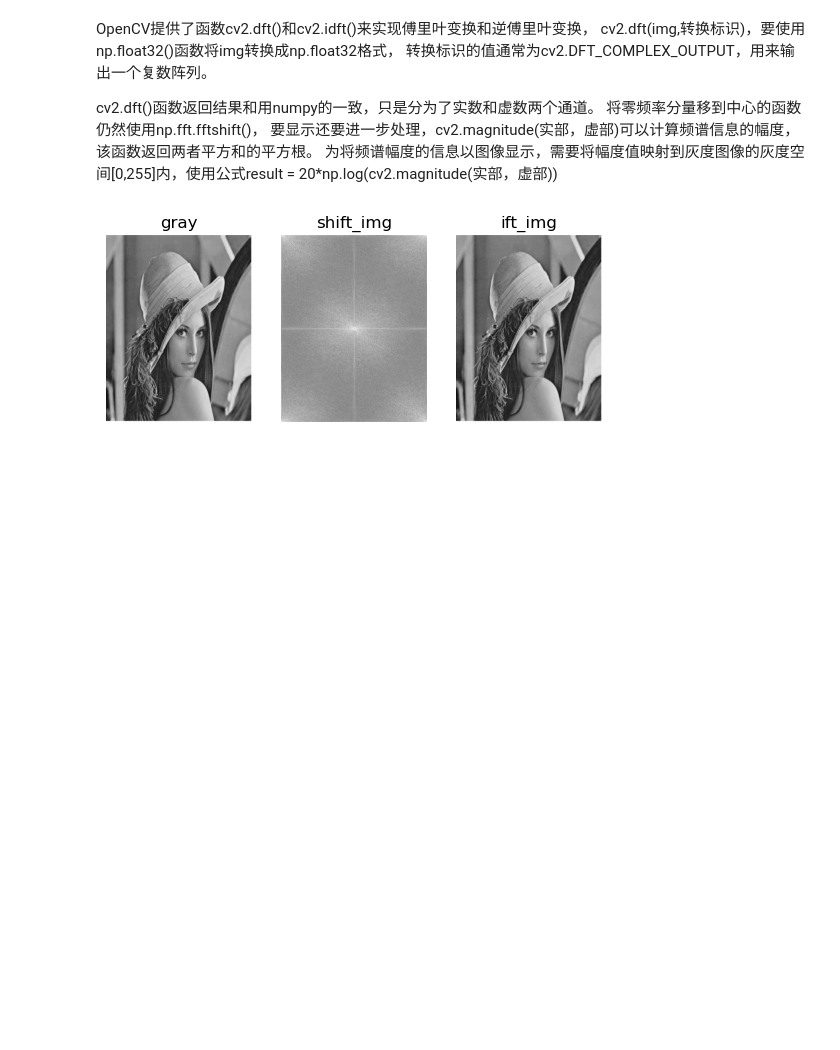
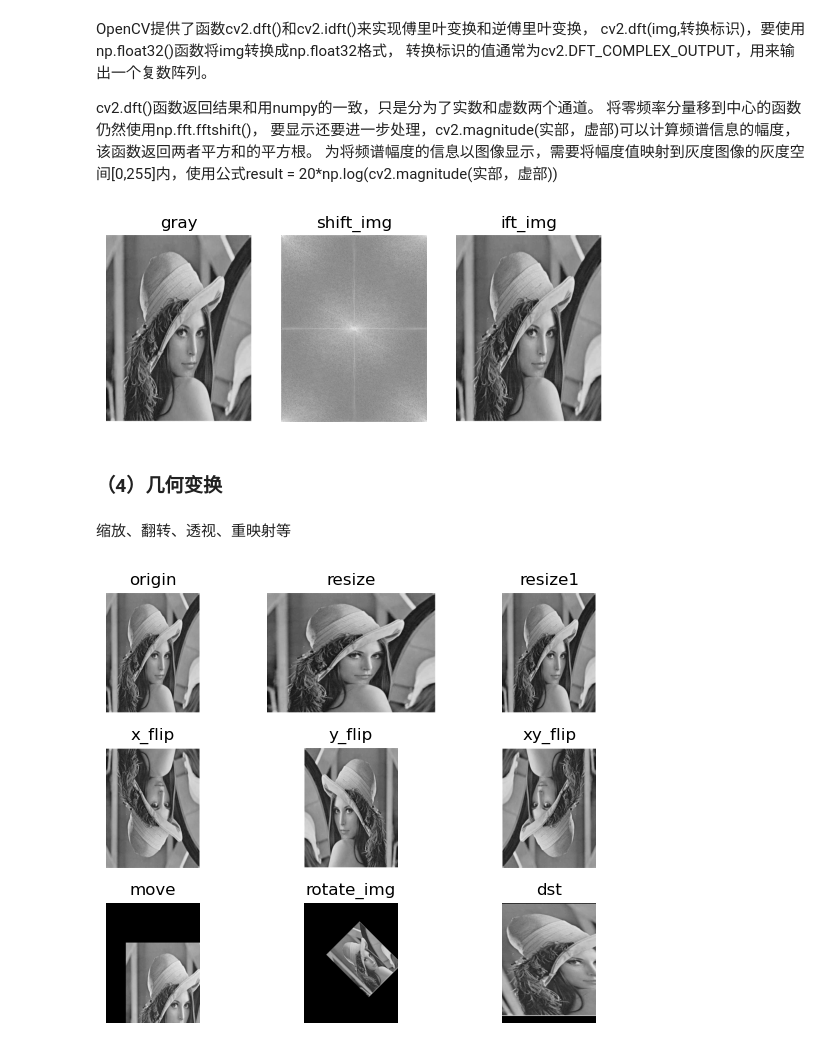
Before and after one commit to Dingshichun/OpenCV-Python, a Jupyter notebook: OpenCV-Python.ipynb, the cells around one changed output. Cells and saved outputs as stored; diff of their text form; code cells hidden in the pictures; blank space fills up the shorter version.

Commit message:
增加图像的几何变换，包括缩放、翻转、透视、重映射等。

```diff
--- a/OpenCV-Python.ipynb
+++ b/OpenCV-Python.ipynb
@@ -322,3 +322,71 @@ plt.imshow(ift_img, cmap="gray")
 plt.show()
 # %% [output]
 [figure]
+# %% [markdown]
+### （4）几何变换
+# %% [markdown]
+缩放、翻转、透视、重映射等
+# %%
+import cv2 as cv
+import numpy as np
+import matplotlib.pyplot as plt
+
+img = cv.imread("lena.jpg", 0)
+
+# 缩放
+row, col = img.shape
+size = (int(col * 0.9), int(row * 0.5))
+resize_img = cv.resize(img, size)  # 设定缩放尺寸之后再使用函数
+resize1_img = cv.resize(img, None, fx=0.5, fy=0.5)  # 直接设定x，y方向缩放因子。
+
+# 翻转,cv2.flip(img,flipcode)，flipcode是0表绕x轴翻转，正整数表示绕y，负整数绕x，y同时。
+x_flip = cv.flip(img, 0)  # 绕x翻转
+y_flip = cv.flip(img, 1)  # 绕y翻转
+xy_flip = cv.flip(img, -2)  # 绕x，y同时翻转
+
+# 仿射变换，保持平直性和平行性。包括平移、旋转等。
+# 实现函数是cv2.warpAffine(原图，变换矩阵，输出尺寸，插值方法)
+height, width = img.shape[:2]
+x = 100
+y = 200
+M = np.float32([[1, 0, x], [0, 1, y]])  # 变换矩阵
+move = cv.warpAffine(img, M, (width, height))  # 实现移动效果
+
+# 使用cv.warpAffine（）实现旋转时，
+# 变换矩阵可由cv2.getRotationMatrix2D(旋转点(x,y)，角度，缩放尺寸)获取。
+rotate_M = cv.getRotationMatrix2D((height / 2, width / 2), 45, 0.5)
+rotate_img = cv.warpAffine(img, rotate_M, (width, height))
+
+# 透视。仿射变换可以将矩形映射为任意平行四边形，透视变换则可以将矩形映射为任意四边形。
+# 通过cv2.warpPerspective()实现，
+pts1 = np.float32([[150, 50], [400, 50], [60, 450], [310, 450]])  # 原始图像中的4个顶点
+pts2 = np.float32(
+    [[50, 50], [row - 50, 50], [50, col - 50], [row - 50, col - 50]]
+)  # 目标图像中的4个顶点
+M = cv.getPerspectiveTransform(pts1, pts2)  # 获取变换矩阵。
+dst = cv.warpPerspective(img, M, (col, row))  # 透视图
+
+plt.subplot(3, 3, 1), plt.title("origin"), plt.axis("off")
+plt.imshow(img, cmap="gray")
+plt.subplot(3, 3, 2), plt.title("resize"), plt.axis("off")
+plt.imshow(resize_img, cmap="gray")
+plt.subplot(3, 3, 3), plt.title("resize1"), plt.axis("off")
+plt.imshow(resize1_img, cmap="gray")
+plt.subplot(3, 3, 4), plt.title("x_flip"), plt.axis("off")
+plt.imshow(x_flip, cmap="gray")
+plt.subplot(3, 3, 5), plt.title("y_flip"), plt.axis("off")
+plt.imshow(y_flip, cmap="gray")
+plt.subplot(3, 3, 6), plt.title("xy_flip"), plt.axis("off")
+plt.imshow(xy_flip, cmap="gray")
+plt.subplot(3, 3, 7), plt.title("move"), plt.axis("off")
+plt.imshow(move, cmap="gray")
+plt.subplot(3, 3, 8), plt.title("rotate_img"), plt.axis("off")
+plt.imshow(rotate_img, cmap="gray")
+plt.subplot(3, 3, 9), plt.title("dst"), plt.axis("off")
+plt.imshow(dst, cmap="gray")
+
+# 自动调整图片之间的距离
+plt.tight_layout()
+plt.show()
+# %% [output]
+[figure, added]
```
Also changed, not shown: parts of 1 cell of this notebook.
